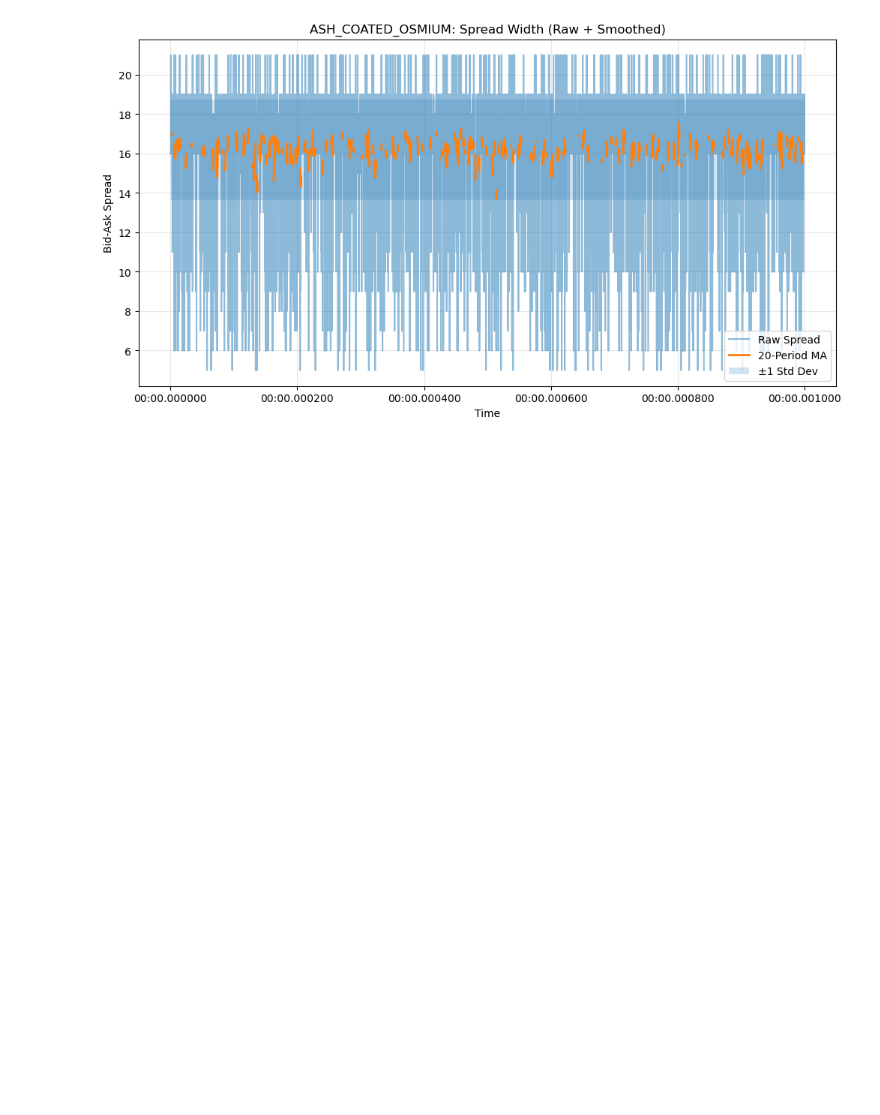
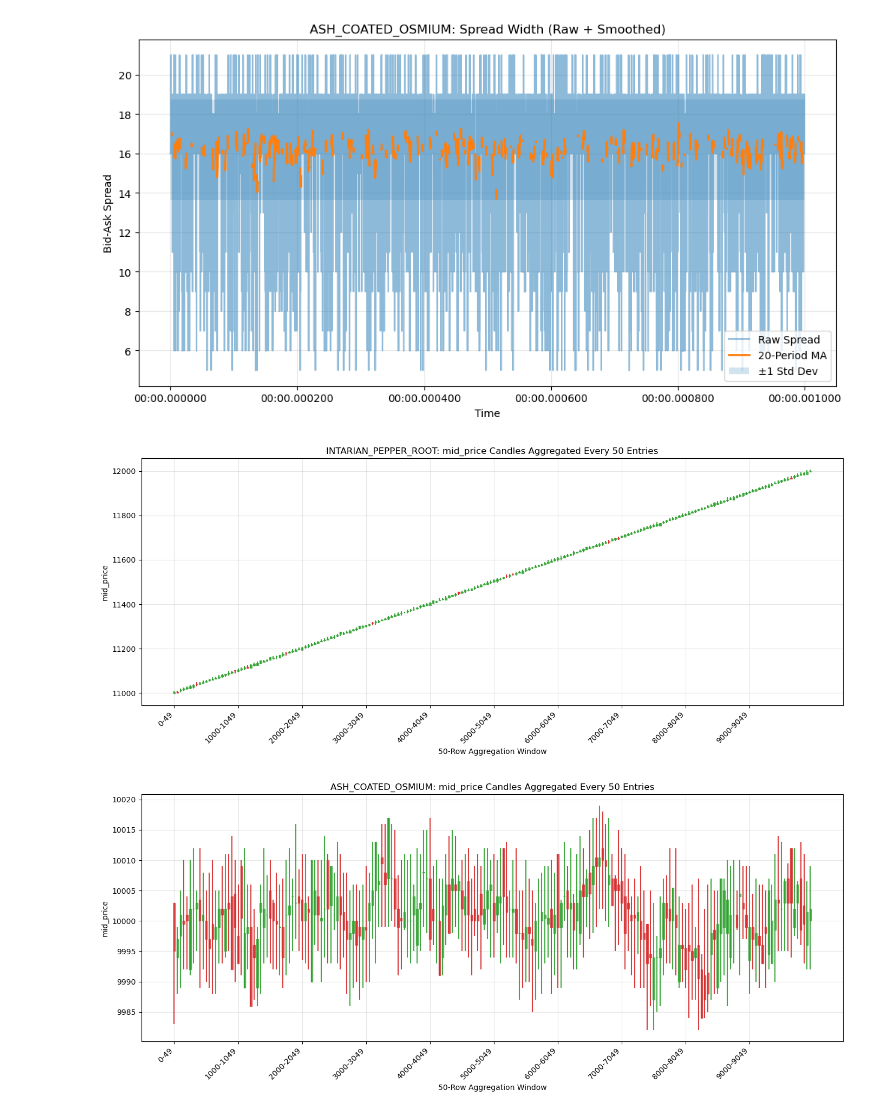
Before and after one commit to Anjaniputra15/IMC-prosperity, a Jupyter notebook: research/visualize.ipynb, the cells around one changed output. Cells and saved outputs as stored; diff of their text form; code cells hidden in the pictures; blank space fills up the shorter version.

Commit message:
candlestick chart of midprices

```diff
--- a/research/visualize.ipynb
+++ b/research/visualize.ipynb
@@ -30,3 +30,52 @@ for product in df['product'].unique():
 # %% [output]
 [figure]
 [figure]
+# %%
+from matplotlib.patches import Rectangle
+
+price_column = 'mid_price'
+group_size = 50
+
+for product in df['product'].unique():
+    product_data = df[df['product'] == product].sort_values('timestamp').reset_index(drop=True)
+    product_data = product_data[product_data[price_column].notna() & (product_data[price_column] > 0)].reset_index(drop=True)
+
+    if product_data.empty:
+        continue
+
+    grouped = product_data.groupby(product_data.index // group_size)
+
+    candles = grouped[price_column].agg(['first', 'max', 'min', 'last']).reset_index(drop=True)
+    if candles.empty:
+        continue
+
+    fig, ax = plt.subplots(figsize=(14, 6))
+
+    for x, candle in candles.iterrows():
+        open_price = candle['first']
+        high_price = candle['max']
+        low_price = candle['min']
+        close_price = candle['last']
+        color = '#2ca02c' if close_price >= open_price else '#d62728'
+
+        ax.vlines(x, low_price, high_price, color=color, linewidth=1.5, alpha=0.9)
+
+        body_bottom = min(open_price, close_price)
+        body_height = max(abs(close_price - open_price), 0.01)
+        ax.add_patch(Rectangle((x - 0.3, body_bottom), 0.6, body_height, facecolor=color, edgecolor=color, alpha=0.7))
+
+    tick_step = max(len(candles) // 10, 1)
+    tick_positions = list(range(0, len(candles), tick_step))
+    tick_labels = [f"{i * group_size}-{min((i + 1) * group_size - 1, len(product_data) - 1)}" for i in tick_positions]
+
+    ax.set_xticks(tick_positions)
+    ax.set_xticklabels(tick_labels, rotation=45, ha='right')
+    ax.set_xlabel('50-Row Aggregation Window')
+    ax.set_ylabel(price_column)
+    ax.set_title(f'{product}: {price_column} Candles Aggregated Every {group_size} Entries')
+    ax.grid(True, alpha=0.3)
+    plt.tight_layout()
+    plt.show()
+# %% [output]
+[figure, added]
+[figure, added]
```
